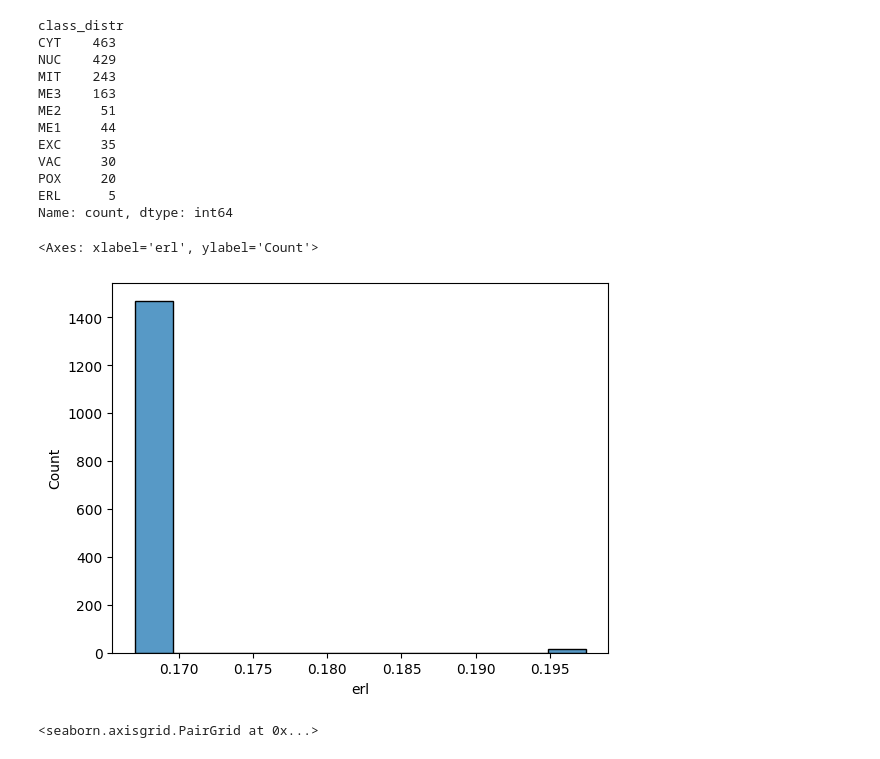
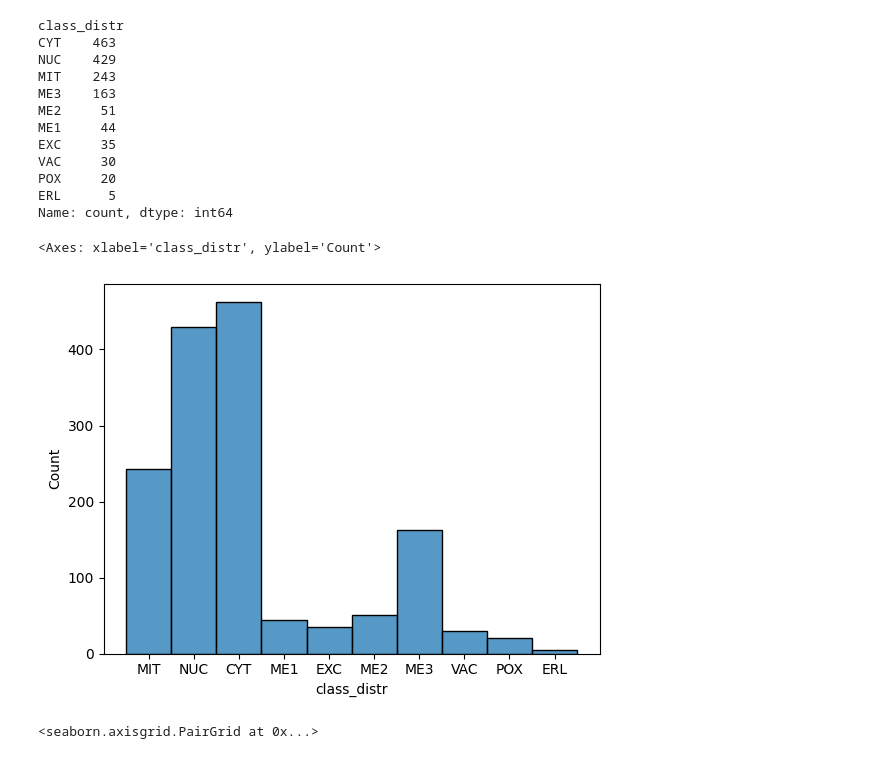
Before and after one commit to JGomez1100000/Eda_regression, a Jupyter notebook: yeast.ipynb, the cells around one changed output. Cells and saved outputs as stored; diff of their text form; code cells hidden in the pictures.

```diff
--- a/yeast.ipynb
+++ b/yeast.ipynb
@@ -105,10 +105,10 @@ POX     20
 ERL      5
 Name: count, dtype: int64
 # %%
-sns.histplot(df, x = 'erl')
+sns.histplot(df, x = 'class_distr')
 # %% [output]
-<Axes: xlabel='erl', ylabel='Count'>
+<Axes: xlabel='class_distr', ylabel='Count'>
-[figure, old version]
+[figure, new version]
 # %%
 sns.pairplot(df, hue='class_distr')
 # %% [output]
```
Also changed, not shown: parts of 2 cells of this notebook, 2 other files.
